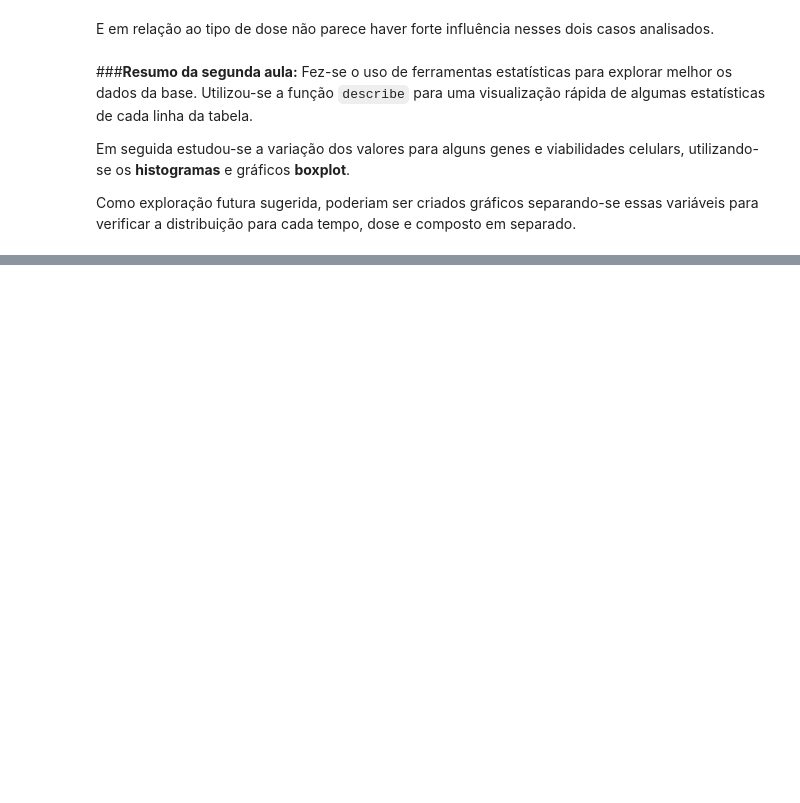
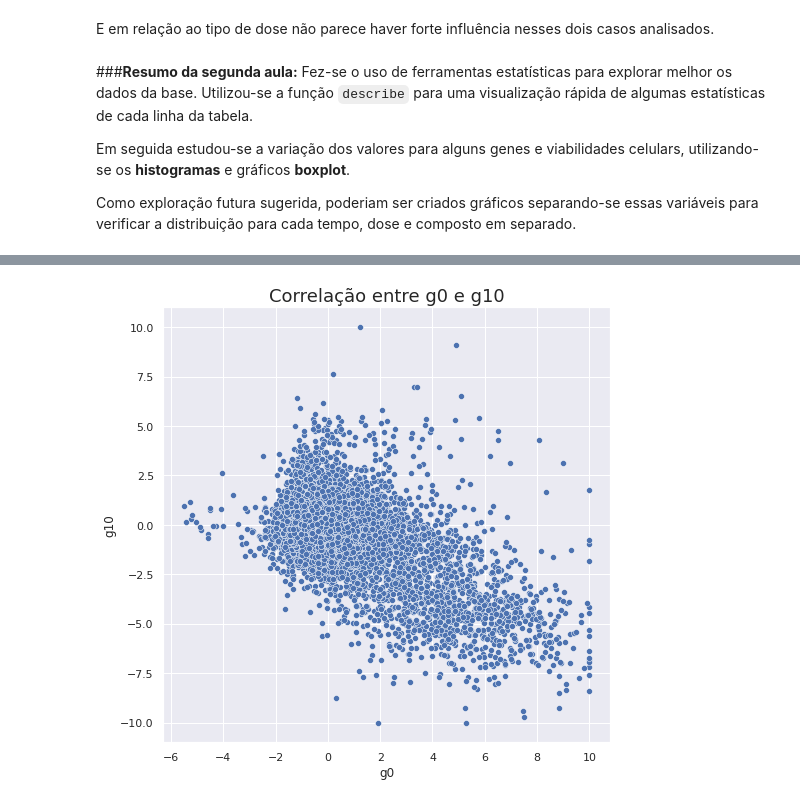
Before and after one commit to guibruno/imersao-dados-desafio-final, a Jupyter notebook: Imersao_Dados_Completo.ipynb, the cells around one changed output, grey strips where cells are left out. Drawn from its saved outputs; the diff is of its cells as text; code cells hidden in the pictures; blank space fills up the shorter version.

```diff
--- a/Imersao_Dados_Completo.ipynb
+++ b/Imersao_Dados_Completo.ipynb
@@ -604,0 +793,7 @@ Como exploração futura sugerida, poderiam ser criados gráficos separando-se e
+# %%
+fig, (ax) = plt.subplots(figsize=(8,8))
+ax = sns.scatterplot(x='g0', y = 'g10', data=dados)
+plt.title('Correlação entre g0 e g10', fontsize=18)
+plt.show()
+# %% [output]
+[figure, added]
```
Also changed, not shown: parts of 127 cells of this notebook.
